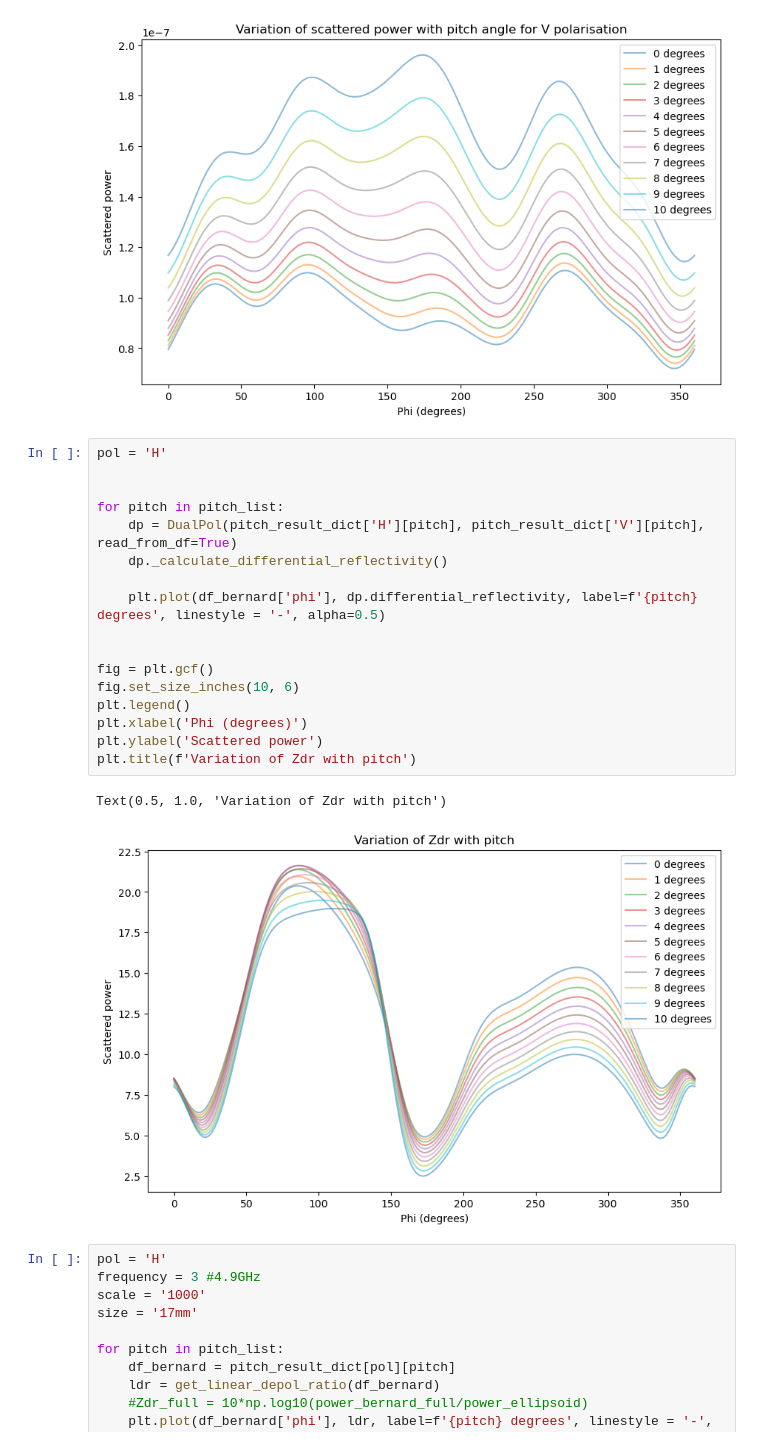
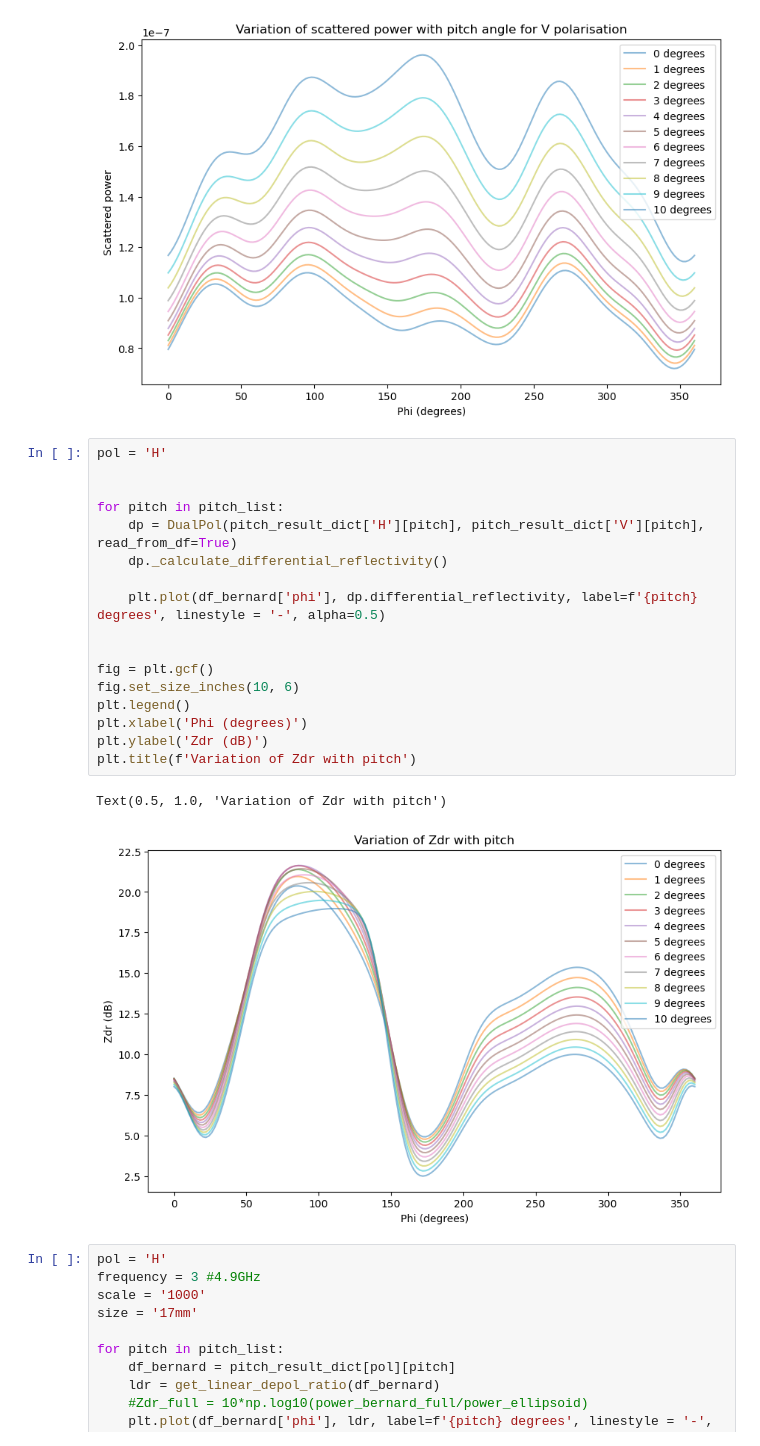
Before and after one commit to TommyMatthews/WIPL-python-analysis, a Jupyter notebook: End_of_Bernard_phase_one/pitch_slant_analysis.ipynb, the cells around one changed output. Drawn from its saved outputs; the diff is of its cells as text.

```diff
--- a/End_of_Bernard_phase_one/pitch_slant_analysis.ipynb
+++ b/End_of_Bernard_phase_one/pitch_slant_analysis.ipynb
@@ -139,23 +139,23 @@ Text(0.5, 1.0, 'Variation of scattered power with pitch angle for V polarisation
 # %%
 pol = 'H'
 
 
 for pitch in pitch_list:
     dp = DualPol(pitch_result_dict['H'][pitch], pitch_result_dict['V'][pitch], read_from_df=True)
     dp._calculate_differential_reflectivity()
 
     plt.plot(df_bernard['phi'], dp.differential_reflectivity, label=f'{pitch} degrees', linestyle = '-', alpha=0.5)
 
 
 fig = plt.gcf()
 fig.set_size_inches(10, 6)
 plt.legend()
 plt.xlabel('Phi (degrees)')
-plt.ylabel('Scattered power')
+plt.ylabel('Zdr (dB)')
 plt.title(f'Variation of Zdr with pitch')
 # %% [output]
 Text(0.5, 1.0, 'Variation of Zdr with pitch')
-[figure, old version]
+[figure, new version]
 # %%
 pol = 'H'
 frequency = 3 #4.9GHz
```
Also changed, not shown: parts of 2 cells of this notebook, 4 other files.
